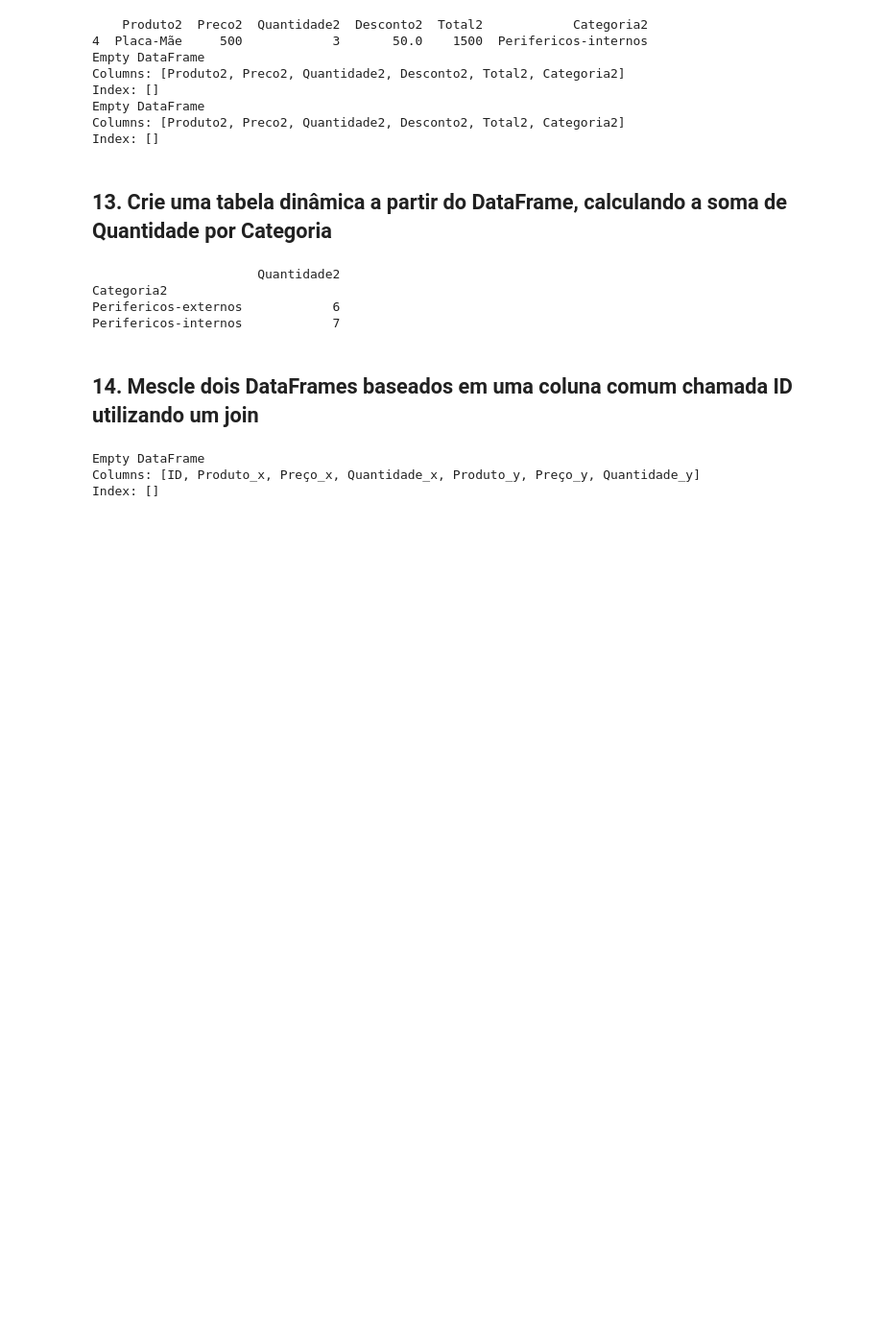
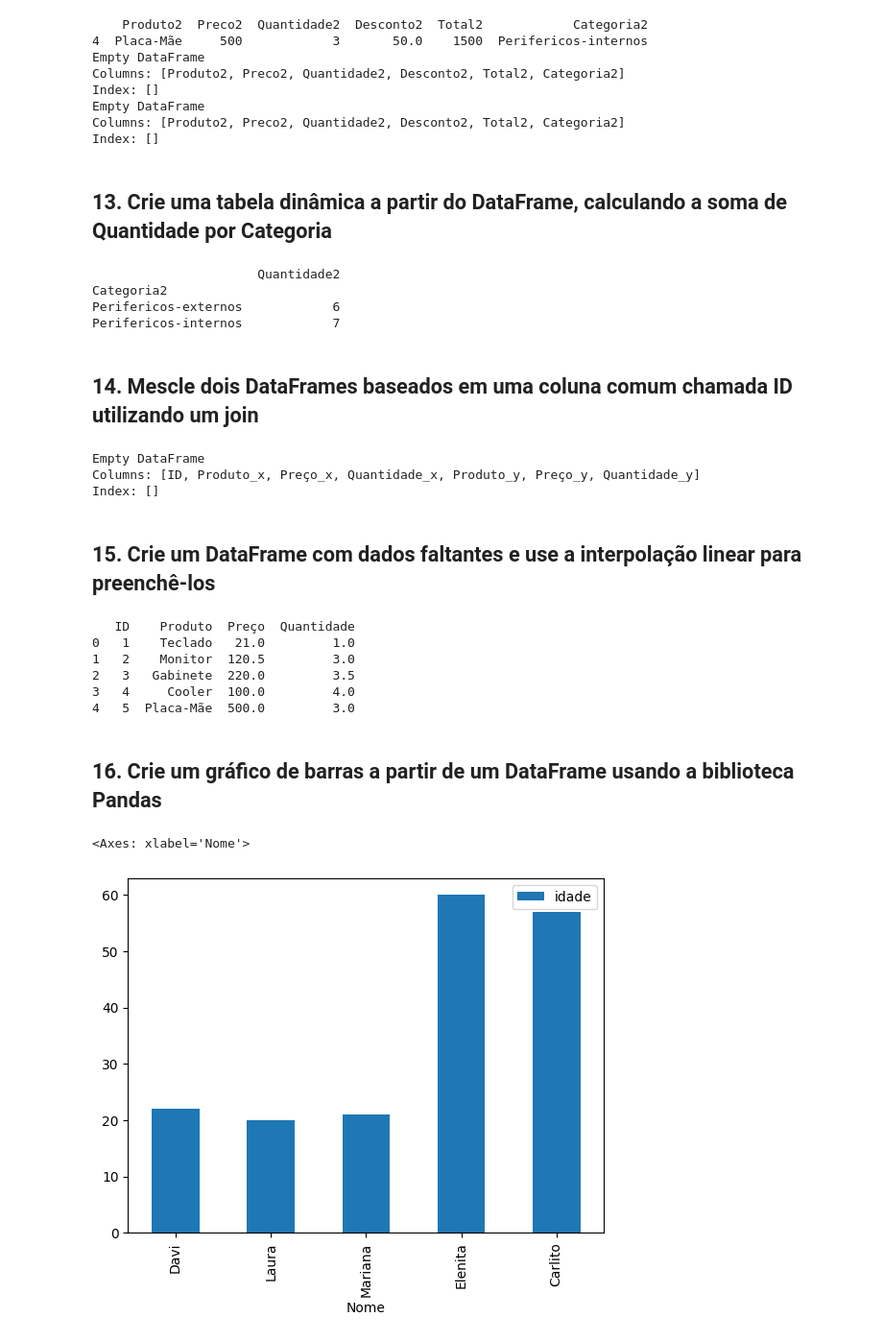
Before and after one commit to DaviFerreira0106/notebooks-inteligenciaArtificial, a Jupyter notebook: Exercicios_Pandas.ipynb, the cells around one changed output. Shown at 96% size. Saved outputs shown, nothing was run; the diff lists cells and outputs as text; code cells hidden in the pictures; blank space fills up the shorter version.

```diff
--- a/Exercicios_Pandas.ipynb
+++ b/Exercicios_Pandas.ipynb
@@ -182,3 +182,44 @@ print(df_mesclado)
 Empty DataFrame
 Columns: [ID, Produto_x, Preço_x, Quantidade_x, Produto_y, Preço_y, Quantidade_y]
 Index: []
+# %% [markdown]
+## 15.  Crie um DataFrame com dados faltantes e use a interpolação linear para preenchê-los
+# %%
+import pandas as pd
+import numpy as np
+
+dados = {'ID': [1, 2, 3, 4, 5],
+         'Produto': ['Teclado', 'Monitor', 'Gabinete', 'Cooler', 'Placa-Mãe'],
+         'Preço': [21,np.nan , 220, 100, 500],
+         'Quantidade': [1, 3, np.nan, 4, 3],
+         }
+
+df = pd.DataFrame(dados)
+
+df['Preço'] = df['Preço'].interpolate()
+df['Quantidade'] = df['Quantidade'].interpolate()
+print(df)
+# %% [output]
+   ID    Produto  Preço  Quantidade
+0   1    Teclado   21.0         1.0
+1   2    Monitor  120.5         3.0
+2   3   Gabinete  220.0         3.5
+3   4     Cooler  100.0         4.0
+4   5  Placa-Mãe  500.0         3.0
+# %% [markdown]
+## 16.  Crie um gráfico de barras a partir de um DataFrame usando a biblioteca Pandas
+# %%
+import pandas as pd
+
+dados = {
+    'Nome': ['Davi','Laura','Mariana','Elenita','Carlito'],
+    'idade': [22, 20, 21, 60, 57],
+    'Sexo': ['M', 'F', 'F', 'F', 'M']
+}
+
+df = pd.DataFrame(dados)
+
+df.plot(kind='bar', x='Nome', y='idade')
+# %% [output]
+<Axes: xlabel='Nome'>
+[figure, added]
```
